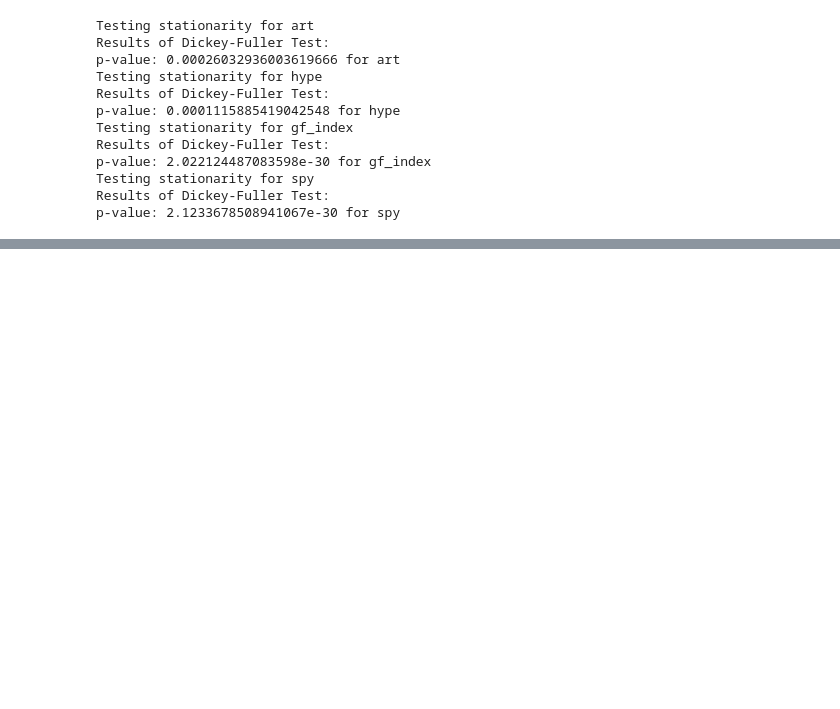
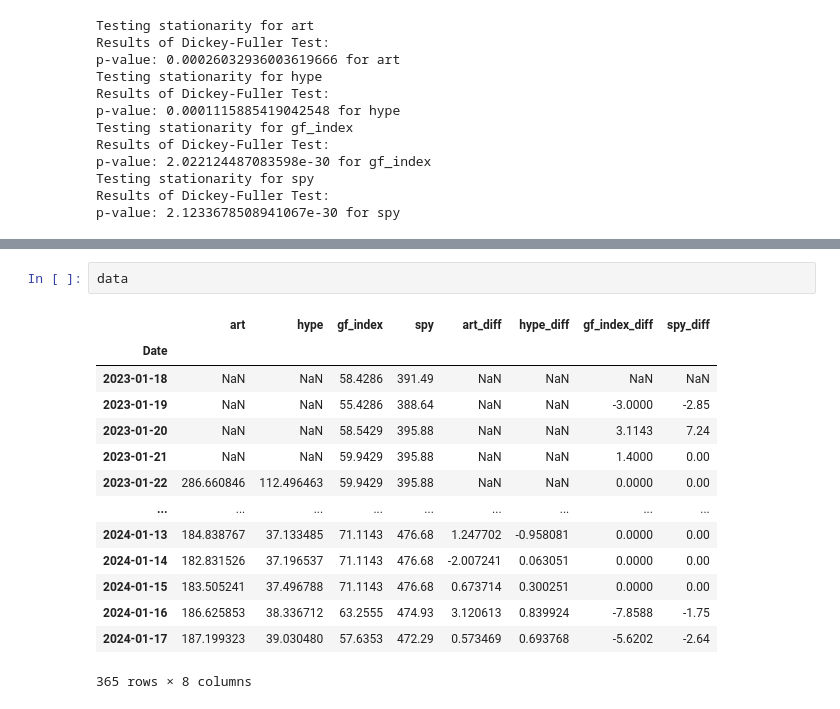
Before and after one commit to simzim96/svar-causal, a Jupyter notebook: analysis/svar.ipynb, the cells around one changed output, grey strips where cells are left out. Cells and saved outputs as stored; diff of their text form; blank space fills up the shorter version.

```diff
--- a/analysis/svar.ipynb
+++ b/analysis/svar.ipynb
@@ -56,3 +77,20 @@ lag_order = lag_results.hqic
+# %%
+data
+# %% [output]
+|  | art | hype | gf_index | spy | art_diff | hype_diff | gf_index_diff | spy_diff |
+| Date |  |  |  |  |  |  |  |  |
+| 2023-01-18 | NaN | NaN | 58.4286 | 391.49 | NaN | NaN | NaN | NaN |
+| 2023-01-19 | NaN | NaN | 55.4286 | 388.64 | NaN | NaN | -3.0000 | -2.85 |
+| 2023-01-20 | NaN | NaN | 58.5429 | 395.88 | NaN | NaN | 3.1143 | 7.24 |
+| 2023-01-21 | NaN | NaN | 59.9429 | 395.88 | NaN | NaN | 1.4000 | 0.00 |
+| 2023-01-22 | 286.660846 | 112.496463 | 59.9429 | 395.88 | NaN | NaN | 0.0000 | 0.00 |
+| ... | ... | ... | ... | ... | ... | ... | ... | ... |
+| 2024-01-13 | 184.838767 | 37.133485 | 71.1143 | 476.68 | 1.247702 | -0.958081 | 0.0000 | 0.00 |
+| 2024-01-14 | 182.831526 | 37.196537 | 71.1143 | 476.68 | -2.007241 | 0.063051 | 0.0000 | 0.00 |
+| 2024-01-15 | 183.505241 | 37.496788 | 71.1143 | 476.68 | 0.673714 | 0.300251 | 0.0000 | 0.00 |
+| 2024-01-16 | 186.625853 | 38.336712 | 63.2555 | 474.93 | 3.120613 | 0.839924 | -7.8588 | -1.75 |
+| 2024-01-17 | 187.199323 | 39.030480 | 57.6353 | 472.29 | 0.573469 | 0.693768 | -5.6202 | -2.64 |
+365 rows × 8 columns
 # %%
 import numpy as np
 import statsmodels.api as sm
```
Also changed, not shown: parts of 6 cells of this notebook, 3 other files.
